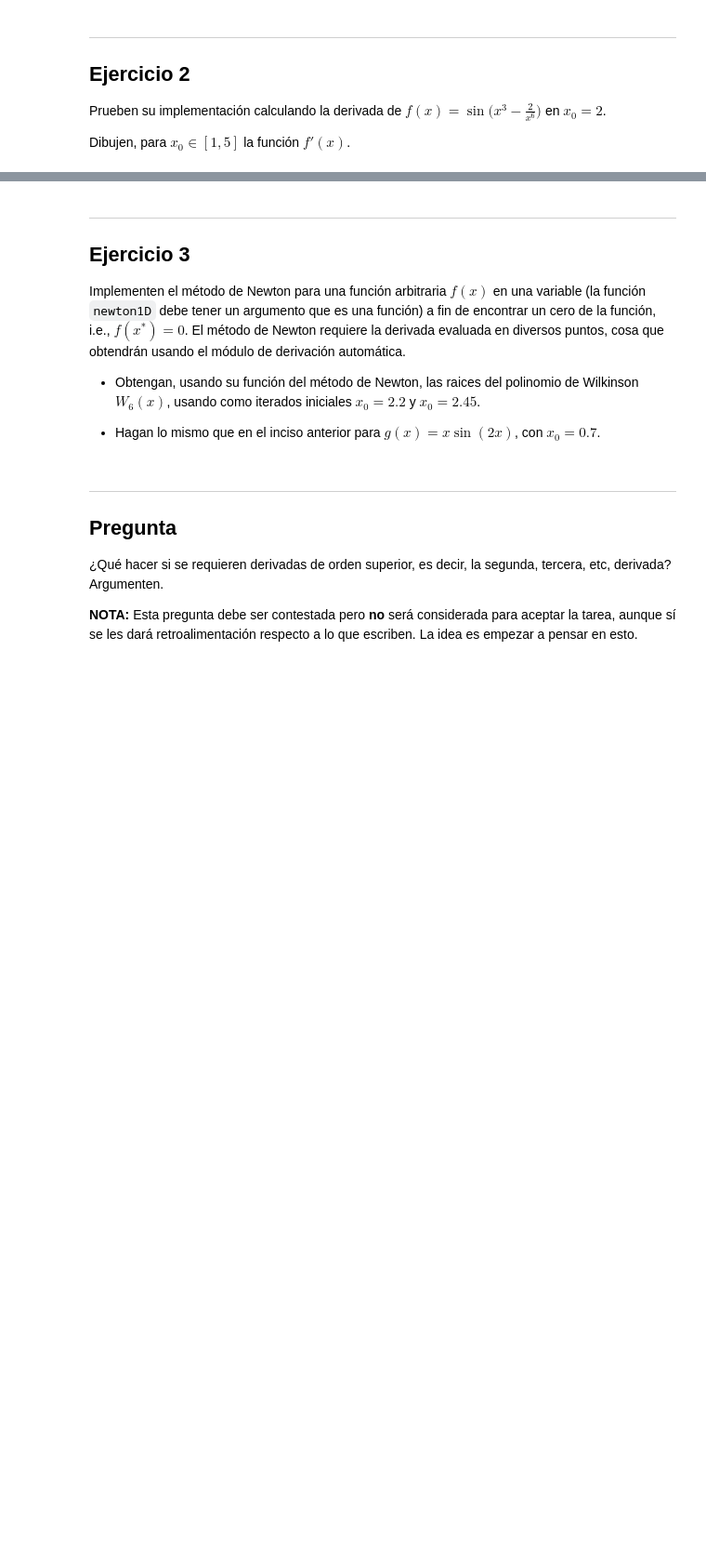
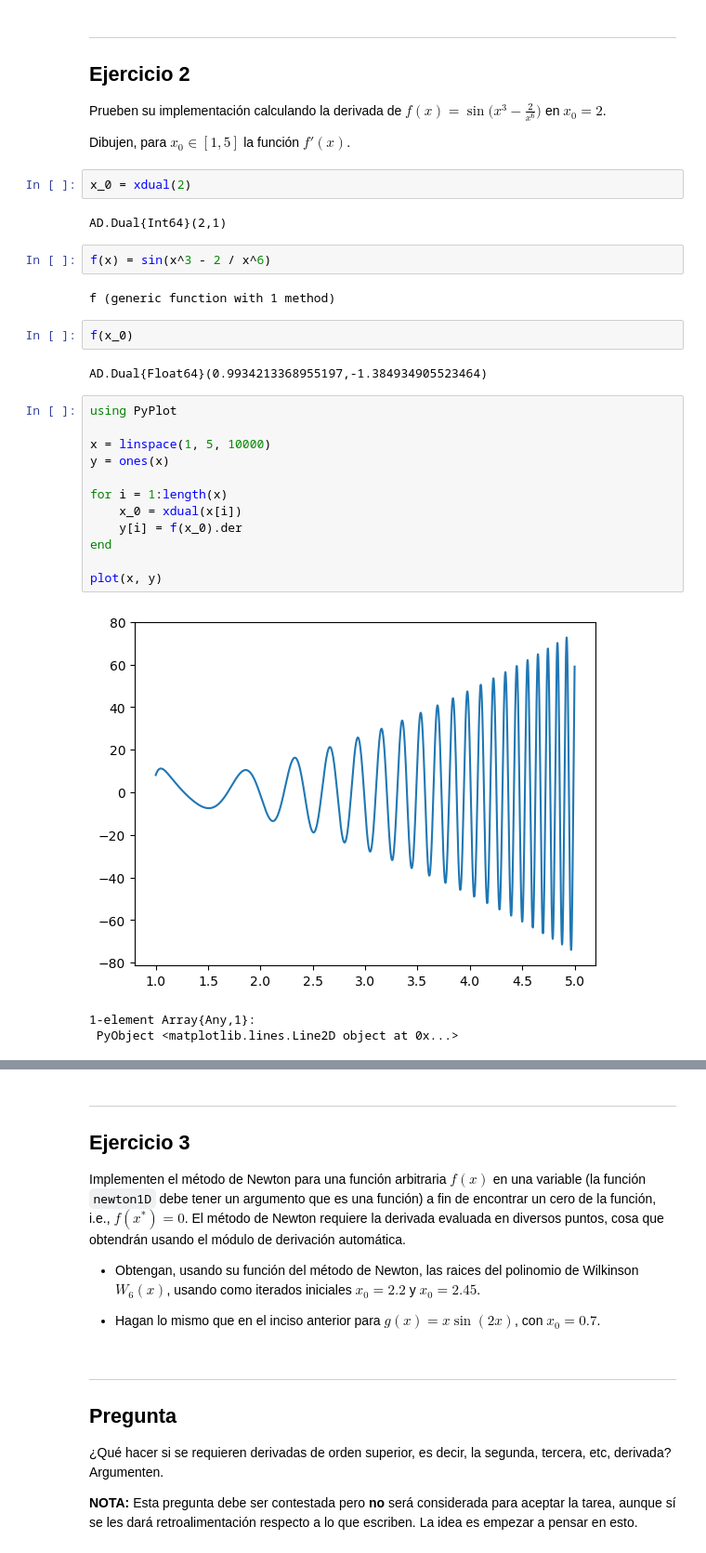
Before and after one commit to lbenet/2017-2_TSFisComputacional-1, a Jupyter notebook: tareas/Ruben/Tarea4.ipynb, the cells around one changed output, grey strips where cells are left out. Shown at 93% size. Saved outputs shown, nothing was run; the diff lists cells and outputs as text; blank space fills up the shorter version.

```diff
--- a/tareas/Ruben/Tarea4.ipynb
+++ b/tareas/Ruben/Tarea4.ipynb
@@ -73,3 +70,31 @@ Prueben su implementación calculando la derivada de $f(x) = \sin\Big(x^3 - \fra
 en $x_0 = 2$.
 
 Dibujen, para $x_0 \in [1,5]$ la función $f'(x)$.
+# %%
+x_0 = xdual(2)
+# %% [output]
+AD.Dual{Int64}(2,1)
+# %%
+f(x) = sin(x^3 - 2 / x^6)
+# %% [output]
+f (generic function with 1 method)
+# %%
+f(x_0)
+# %% [output]
+AD.Dual{Float64}(0.9934213368955197,-1.384934905523464)
+# %%
+using PyPlot
+
+x = linspace(1, 5, 10000)
+y = ones(x)
+
+for i = 1:length(x)
+    x_0 = xdual(x[i])
+    y[i] = f(x_0).der
+end
+
+plot(x, y)
+# %% [output]
+[figure, added]
+1-element Array{Any,1}:
+ PyObject <matplotlib.lines.Line2D object at 0x...>
```
Also changed, not shown: parts of 2 cells of this notebook.
